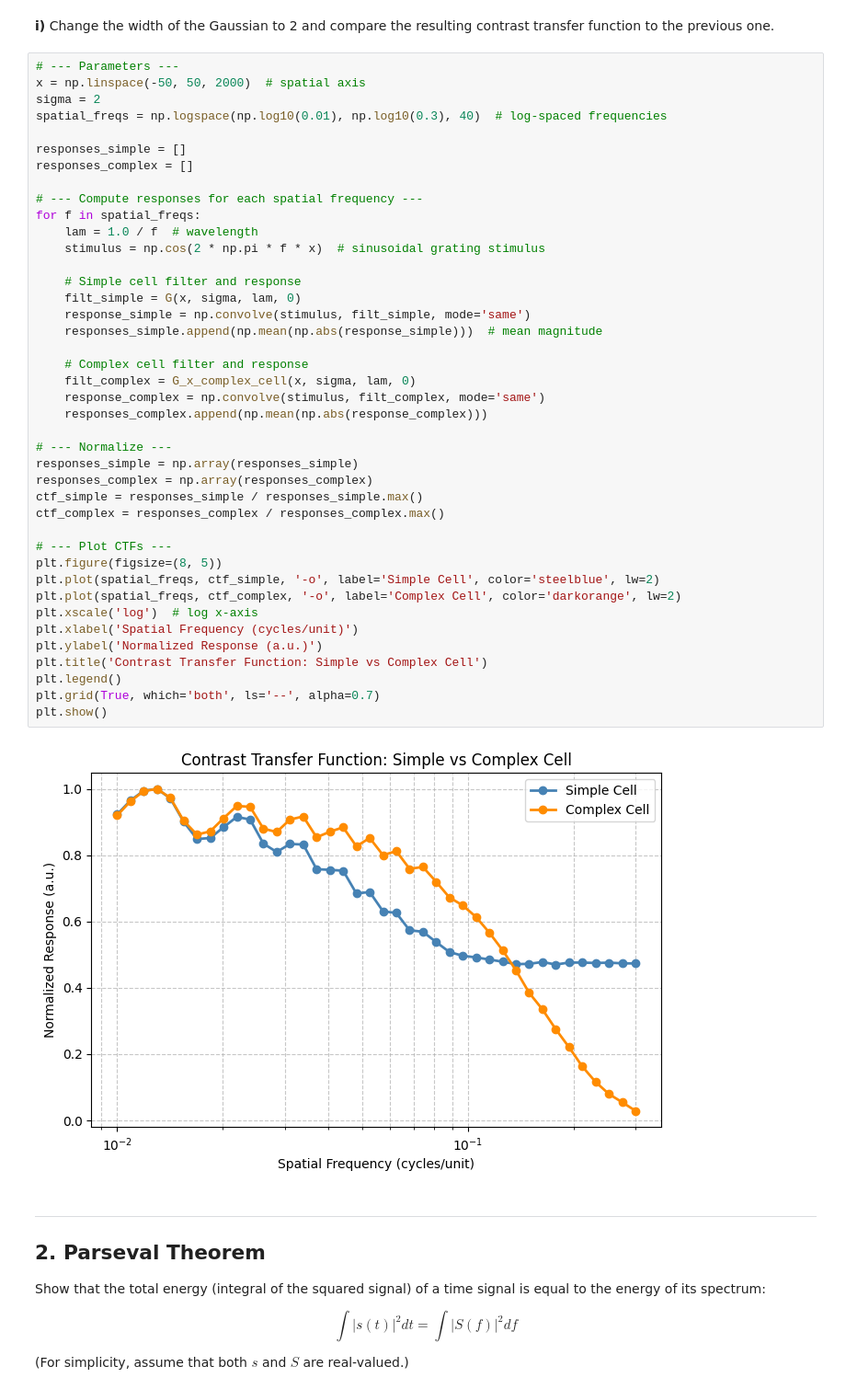
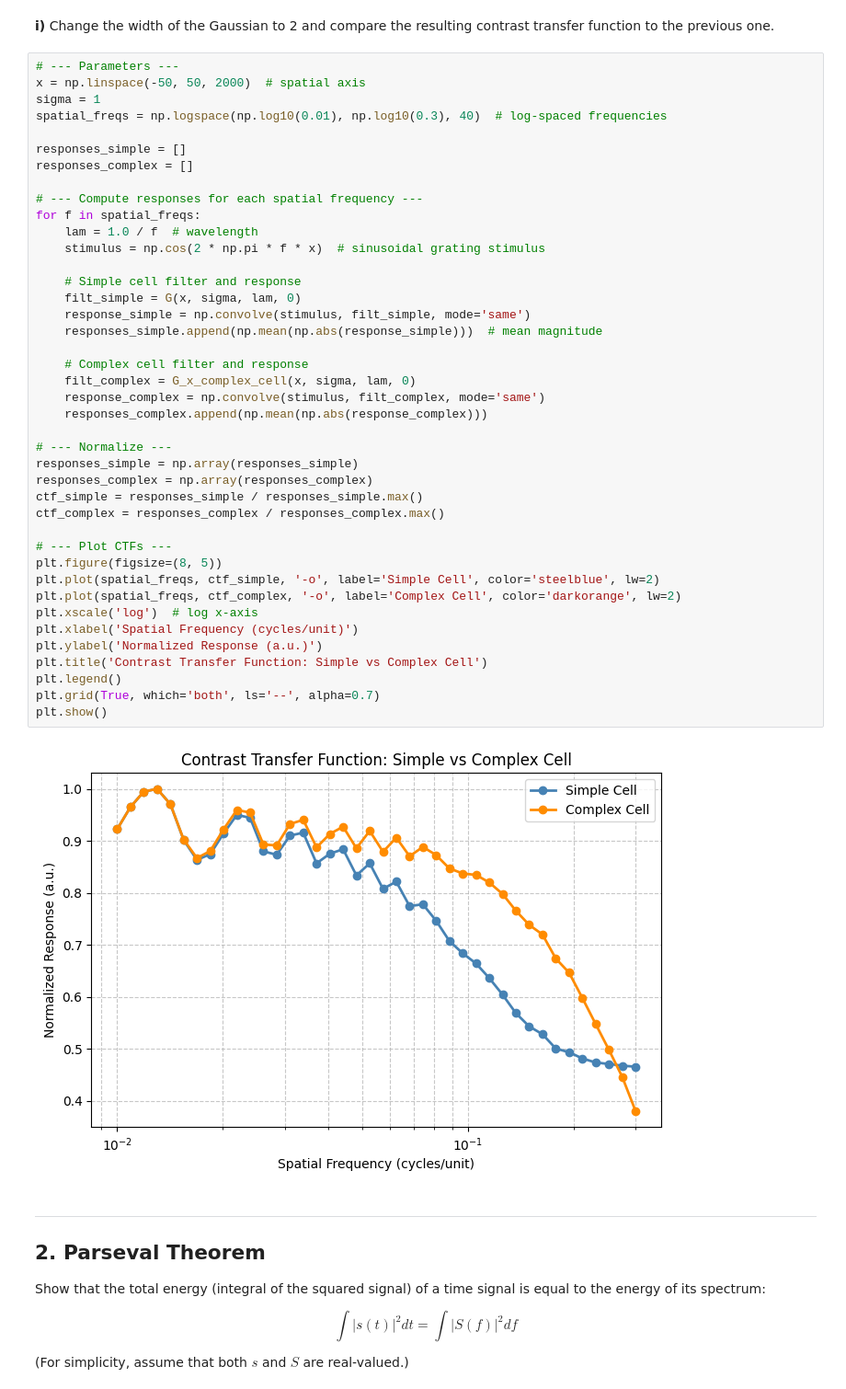
Before and after one commit to AtharvSuryawanshi/WP-5-Neural-Code, a Jupyter notebook: Exercises/Exercise_03.ipynb, the cells around one changed output. Shown at 92% size. Cells and saved outputs as stored; diff of their text form.

```diff
--- a/Exercises/Exercise_03.ipynb
+++ b/Exercises/Exercise_03.ipynb
@@ -281,7 +281,7 @@ Change the width of the Gaussian to 2 and compare the resulting contrast transfe
 # %%
 # --- Parameters ---
 x = np.linspace(-50, 50, 2000)  # spatial axis
-sigma = 2
+sigma = 1
 spatial_freqs = np.logspace(np.log10(0.01), np.log10(0.3), 40)  # log-spaced frequencies
 
 responses_simple = []
@@ -293,34 +293,34 @@ for f in spatial_freqs:
     stimulus = np.cos(2 * np.pi * f * x)  # sinusoidal grating stimulus
 
     # Simple cell filter and response
     filt_simple = G(x, sigma, lam, 0)
     response_simple = np.convolve(stimulus, filt_simple, mode='same')
     responses_simple.append(np.mean(np.abs(response_simple)))  # mean magnitude
 
     # Complex cell filter and response
     filt_complex = G_x_complex_cell(x, sigma, lam, 0)
     response_complex = np.convolve(stimulus, filt_complex, mode='same')
     responses_complex.append(np.mean(np.abs(response_complex)))
 
 # --- Normalize ---
 responses_simple = np.array(responses_simple)
 responses_complex = np.array(responses_complex)
 ctf_simple = responses_simple / responses_simple.max()
 ctf_complex = responses_complex / responses_complex.max()
 
 # --- Plot CTFs ---
 plt.figure(figsize=(8, 5))
 plt.plot(spatial_freqs, ctf_simple, '-o', label='Simple Cell', color='steelblue', lw=2)
 plt.plot(spatial_freqs, ctf_complex, '-o', label='Complex Cell', color='darkorange', lw=2)
 plt.xscale('log')  # log x-axis
 plt.xlabel('Spatial Frequency (cycles/unit)')
 plt.ylabel('Normalized Response (a.u.)')
 plt.title('Contrast Transfer Function: Simple vs Complex Cell')
 plt.legend()
 plt.grid(True, which='both', ls='--', alpha=0.7)
 plt.show()
 # %% [output]
-[figure, old version]
+[figure, new version]
 # %% [markdown]
 ---
 
```
